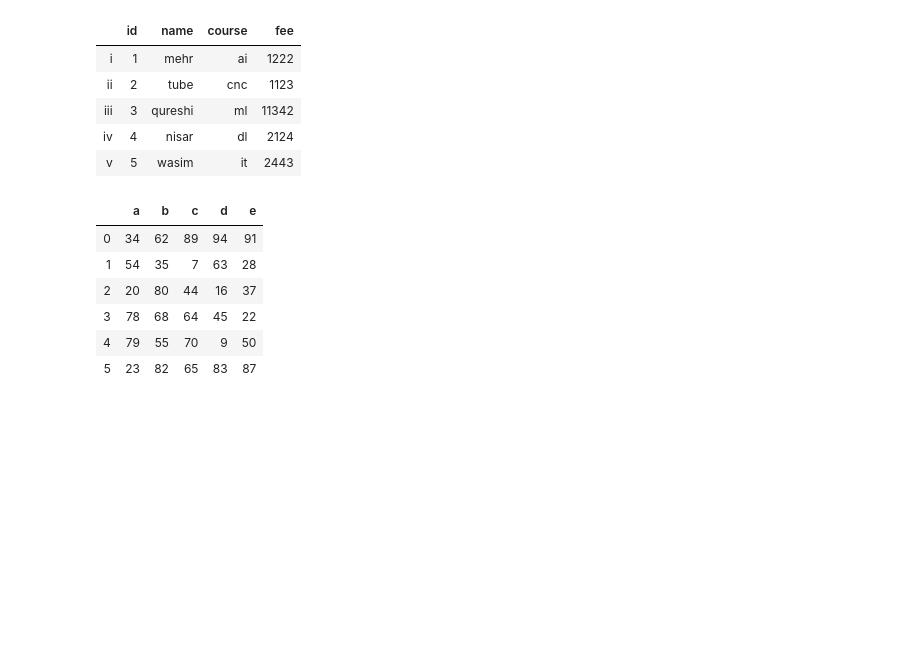
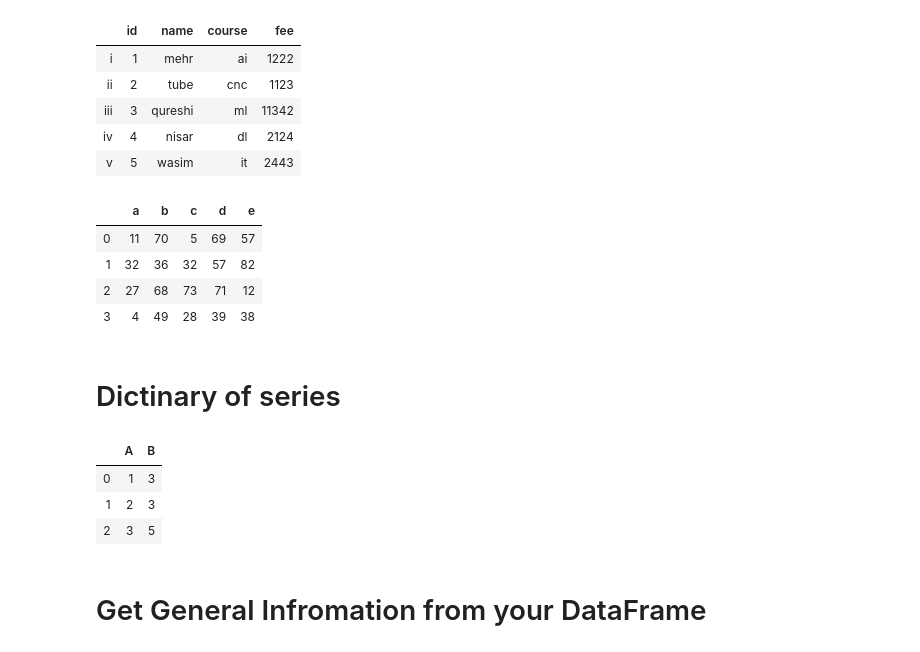
Before and after one commit to 1zulkifel/Data_science, a Jupyter notebook: Q2_lec_5.ipynb, the cells around one changed output. Cells and saved outputs as stored; diff of their text form; code cells hidden in the pictures; blank space fills up the shorter version.

```diff
--- a/Q2_lec_5.ipynb
+++ b/Q2_lec_5.ipynb
@@ -130,13 +130,26 @@ df_2
 # %%
 df1=pd.DataFrame(
     np.random.randint(1,100, size = (100,5)),
-    columns=['a','b','c','d','e'],index=len(df))
-df1.head(6)
+    columns=['a','b','c','d','e'])
+
+df1.head(4)
 # %% [output]
 |  | a | b | c | d | e |
-| 0 | 34 | 62 | 89 | 94 | 91 |
-| 1 | 54 | 35 | 7 | 63 | 28 |
-| 2 | 20 | 80 | 44 | 16 | 37 |
-| 3 | 78 | 68 | 64 | 45 | 22 |
-| 4 | 79 | 55 | 70 | 9 | 50 |
-| 5 | 23 | 82 | 65 | 83 | 87 |
+| 0 | 11 | 70 | 5 | 69 | 57 |
+| 1 | 32 | 36 | 32 | 57 | 82 |
+| 2 | 27 | 68 | 73 | 71 | 12 |
+| 3 | 4 | 49 | 28 | 39 | 38 |
+# %% [markdown]
+# Dictinary of series
+# %%
+
+d1 = {"A":pd.Series([1,2,3]),
+     "B":pd.Series([3,3,5])}
+pd.DataFrame(d1)
+# %% [output]
+|  | A | B |
+| 0 | 1 | 3 |
+| 1 | 2 | 3 |
+| 2 | 3 | 5 |
+# %% [markdown]
+# Get General Infromation from your DataFrame
```
Also changed, not shown: parts of 28 cells of this notebook.
